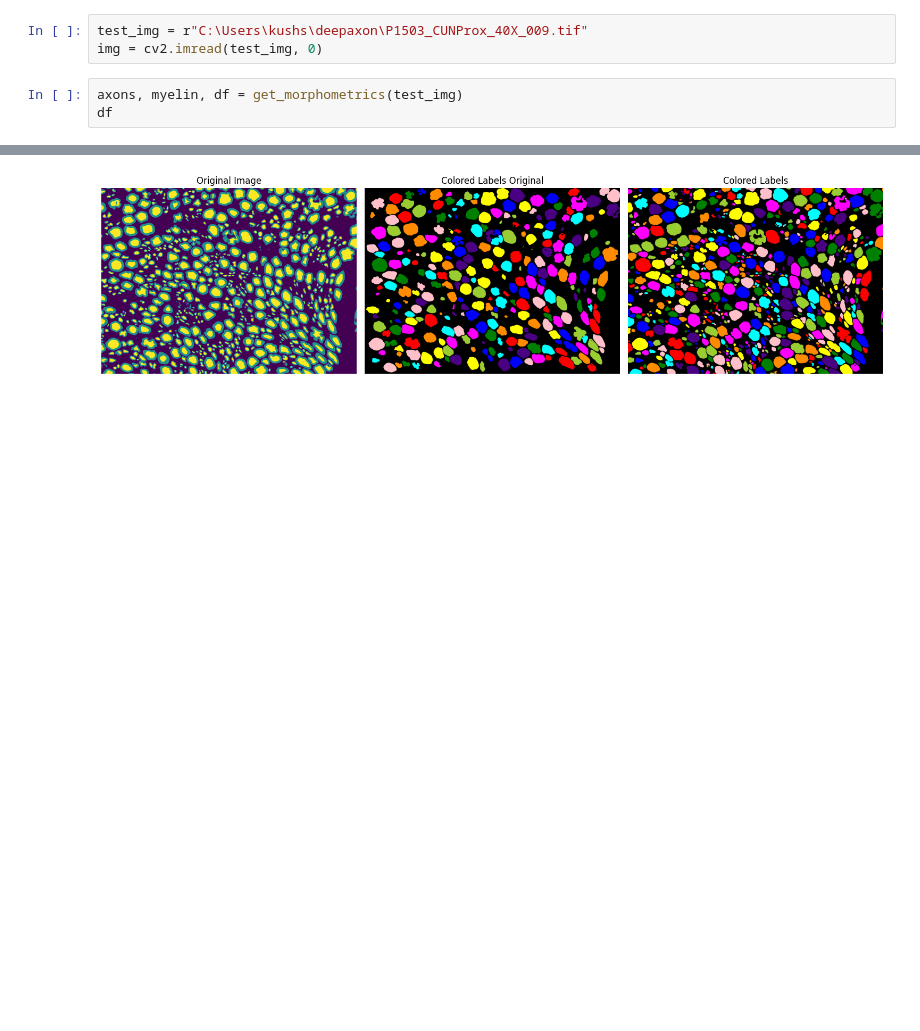
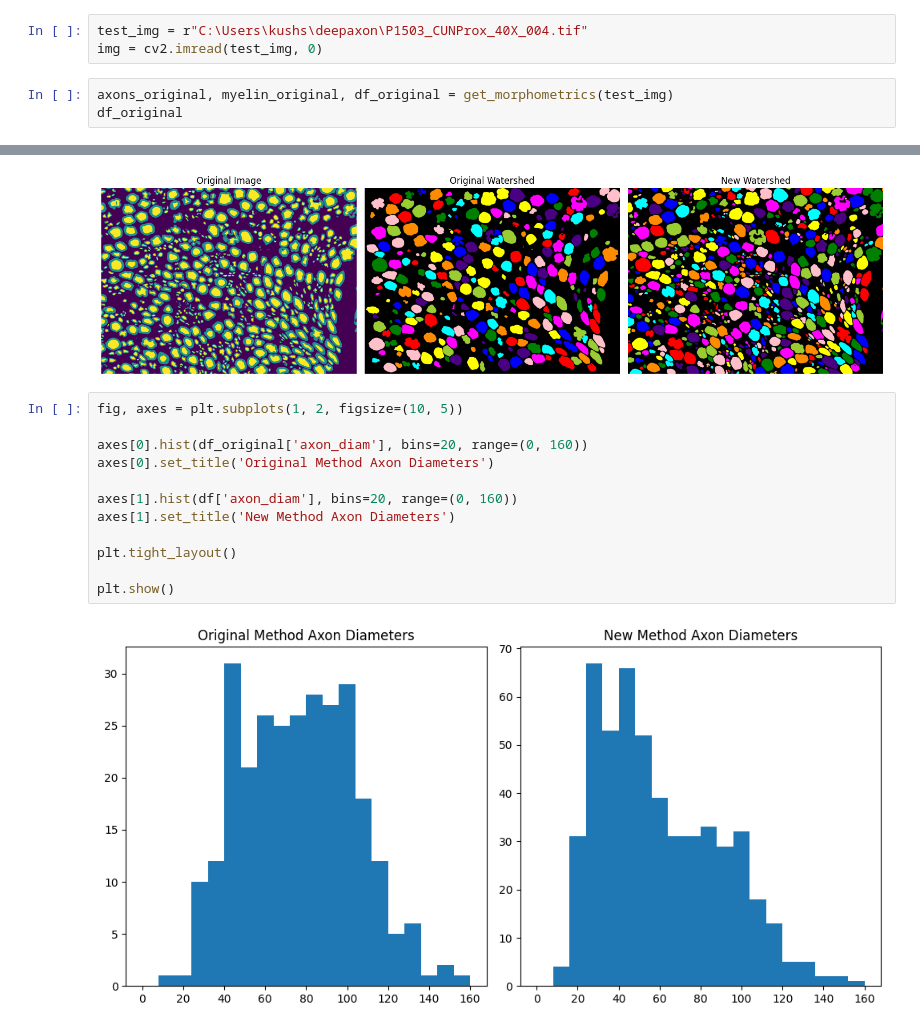
Before and after one commit to VCU-Orthopaedics-Microsurgery-Lab/deepaxon, a Jupyter notebook: morphometrics/check_watershed.ipynb, the cells around one changed output, grey strips where cells are left out. Drawn from its saved outputs; the diff is of its cells as text; blank space fills up the shorter version.

Commit message:
On branch v2  Your branch is up to date with 'origin/v2'.
 Changes to be committed:
	modified:   morphometrics/check_watershed.ipynb

```diff
--- a/morphometrics/check_watershed.ipynb
+++ b/morphometrics/check_watershed.ipynb
@@ -235,11 +235,11 @@ def get_morphometrics_new(img_path):
     morph_df2 = morph_df2.drop(drop_rows)
     return axon_label, myelin_label, morph_df2
 # %%
-test_img = r"C:\Users\kushs\deepaxon\P1503_CUNProx_40X_009.tif"
+test_img = r"C:\Users\kushs\deepaxon\P1503_CUNProx_40X_004.tif"
 img = cv2.imread(test_img, 0)
 # %%
-axons, myelin, df = get_morphometrics(test_img)
-df
+axons_original, myelin_original, df_original = get_morphometrics(test_img)
+df_original
 # %% [output]
 |  | label | x | y | axon_area | axon_perimeter | axon_diam | myelin_area | myelin_thickness | ... |
 | 0 | 1.0 | 51.552805 | 2306.716441 | 2585.0 | 214.409163 | 80.362524 | 5460.0 | 126.624777 | ... |
@@ -320,3 +320,17 @@ plt.tight_layout()
 plt.show()
 # %% [output]
 [figure]
+# %%
+fig, axes = plt.subplots(1, 2, figsize=(10, 5))
+
+axes[0].hist(df_original['axon_diam'], bins=20, range=(0, 160))
+axes[0].set_title('Original Method Axon Diameters')
+
+axes[1].hist(df['axon_diam'], bins=20, range=(0, 160))
+axes[1].set_title('New Method Axon Diameters')
+
+plt.tight_layout()
+
+plt.show()
+# %% [output]
+[figure, added]
```
Also changed, not shown: parts of 1 cell of this notebook.
